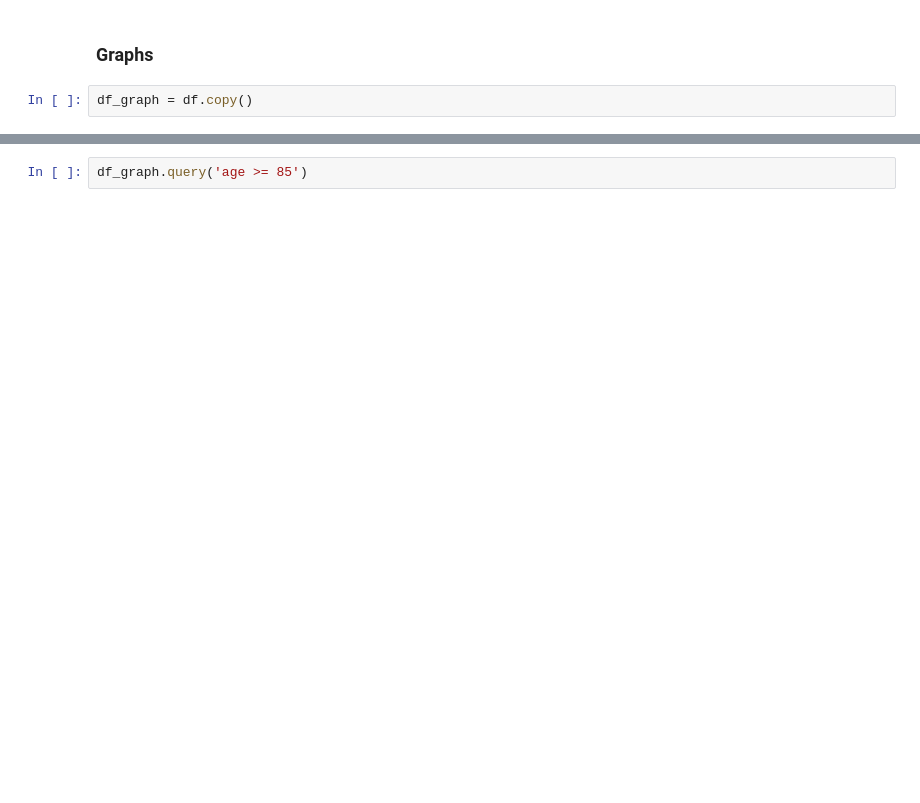
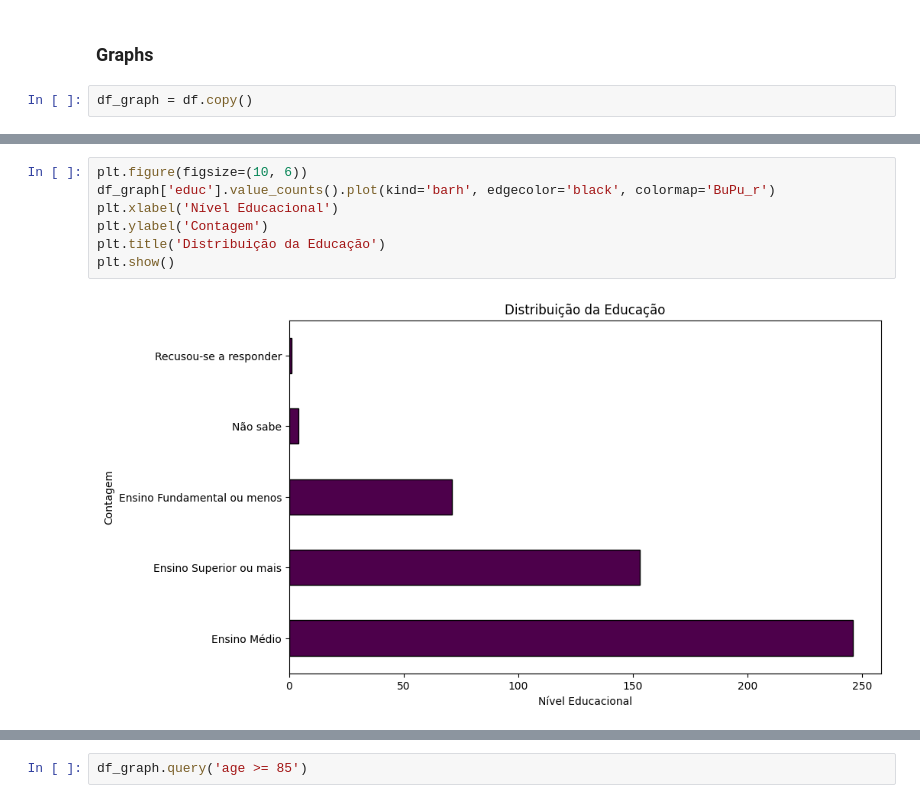
Before and after one commit to pathilink/MBA_USP-Esalq_TCC, a Jupyter notebook: notebook/findex_clustering_financial.ipynb, the cells around one changed output, grey strips where cells are left out. Saved outputs shown, nothing was run; the diff lists cells and outputs as text; blank space fills up the shorter version.

```diff
--- a/notebook/findex_clustering_financial.ipynb
+++ b/notebook/findex_clustering_financial.ipynb
@@ -168,3 +183,12 @@ plt.title('Distribuição de Idade por Nível Educacional')
 plt.show()
 # %% [output]
 [figure]
+# %%
+plt.figure(figsize=(10, 6))
+df_graph['educ'].value_counts().plot(kind='barh', edgecolor='black', colormap='BuPu_r')
+plt.xlabel('Nível Educacional')
+plt.ylabel('Contagem')
+plt.title('Distribuição da Educação')
+plt.show()
+# %% [output]
+[figure, added]
```
Also changed, not shown: parts of 26 cells of this notebook.
